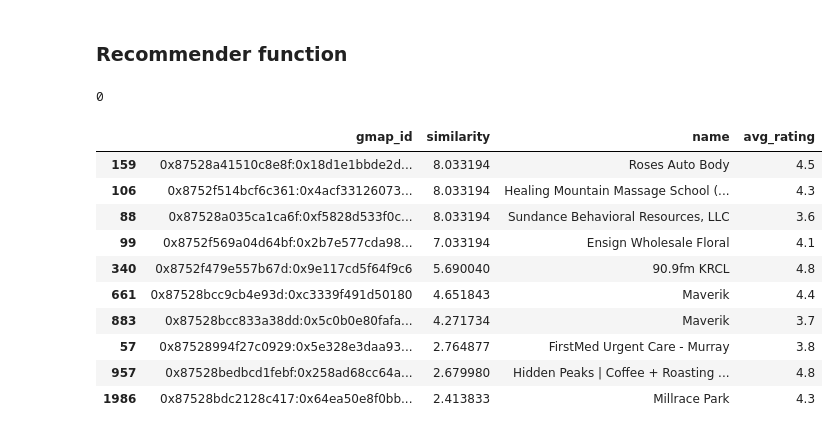
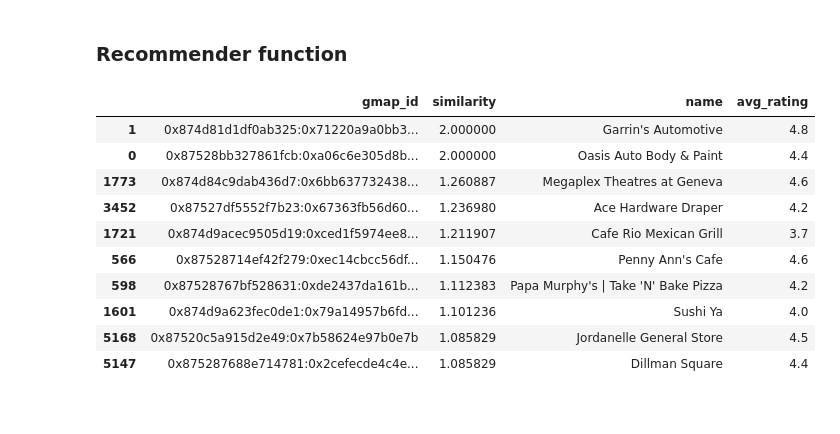
Before and after one commit to annahanslc/project-recommendation-systems, a Jupyter notebook: 4_collaborative_filtering_item.ipynb, the cells around one changed output. Cells and saved outputs as stored; diff of their text form; code cells hidden in the pictures.

```diff
--- a/4_collaborative_filtering_item.ipynb
+++ b/4_collaborative_filtering_item.ipynb
@@ -192,20 +171,19 @@ def item_based_recommendations(user_id, df, item_sim, n_recs):
 # %%
 # test the function 1
 
-item_based_recommendations('100518858506638839555', reviews , item_sim, 10)
+item_based_recommendations('104620742288190585924', reviews , item_sim, 10)
 # %% [output]
-0
 |  | gmap_id | similarity | name | avg_rating |
-| 159 | 0x87528a41510c8e8f:0x18d1e1bbde2d... | 8.033194 | Roses Auto Body | 4.5 |
-| 106 | 0x8752f514bcf6c361:0x4acf33126073... | 8.033194 | Healing Mountain Massage School (... | 4.3 |
-| 88 | 0x87528a035ca1ca6f:0xf5828d533f0c... | 8.033194 | Sundance Behavioral Resources, LLC | 3.6 |
-| 99 | 0x8752f569a04d64bf:0x2b7e577cda98... | 7.033194 | Ensign Wholesale Floral | 4.1 |
-| 340 | 0x8752f479e557b67d:0x9e117cd5f64f9c6 | 5.690040 | 90.9fm KRCL | 4.8 |
-| 661 | 0x87528bcc9cb4e93d:0xc3339f491d50180 | 4.651843 | Maverik | 4.4 |
-| 883 | 0x87528bcc833a38dd:0x5c0b0e80fafa... | 4.271734 | Maverik | 3.7 |
-| 57 | 0x87528994f27c0929:0x5e328e3daa93... | 2.764877 | FirstMed Urgent Care - Murray | 3.8 |
-| 957 | 0x87528bedbcd1febf:0x258ad68cc64a... | 2.679980 | Hidden Peaks | Coffee + Roasting ... | 4.8 |
-| 1986 | 0x87528bdc2128c417:0x64ea50e8f0bb... | 2.413833 | Millrace Park | 4.3 |
+| 1 | 0x874d81d1df0ab325:0x71220a9a0bb3... | 2.000000 | Garrin's Automotive | 4.8 |
+| 0 | 0x87528bb327861fcb:0xa06c6e305d8b... | 2.000000 | Oasis Auto Body & Paint | 4.4 |
+| 1773 | 0x874d84c9dab436d7:0x6bb637732438... | 1.260887 | Megaplex Theatres at Geneva | 4.6 |
+| 3452 | 0x87527df5552f7b23:0x67363fb56d60... | 1.236980 | Ace Hardware Draper | 4.2 |
+| 1721 | 0x874d9acec9505d19:0xced1f5974ee8... | 1.211907 | Cafe Rio Mexican Grill | 3.7 |
+| 566 | 0x87528714ef42f279:0xec14cbcc56df... | 1.150476 | Penny Ann's Cafe | 4.6 |
+| 598 | 0x87528767bf528631:0xde2437da161b... | 1.112383 | Papa Murphy's | Take 'N' Bake Pizza | 4.2 |
+| 1601 | 0x874d9a623fec0de1:0x79a14957b6fd... | 1.101236 | Sushi Ya | 4.0 |
+| 5168 | 0x87520c5a915d2e49:0x7b58624e97b0e7b | 1.085829 | Jordanelle General Store | 4.5 |
+| 5147 | 0x875287688e714781:0x2cefecde4c4e... | 1.085829 | Dillman Square | 4.4 |
 # %%
 # test the function 2
 
```
Also changed, not shown: parts of 4 cells of this notebook, 11 other files.
